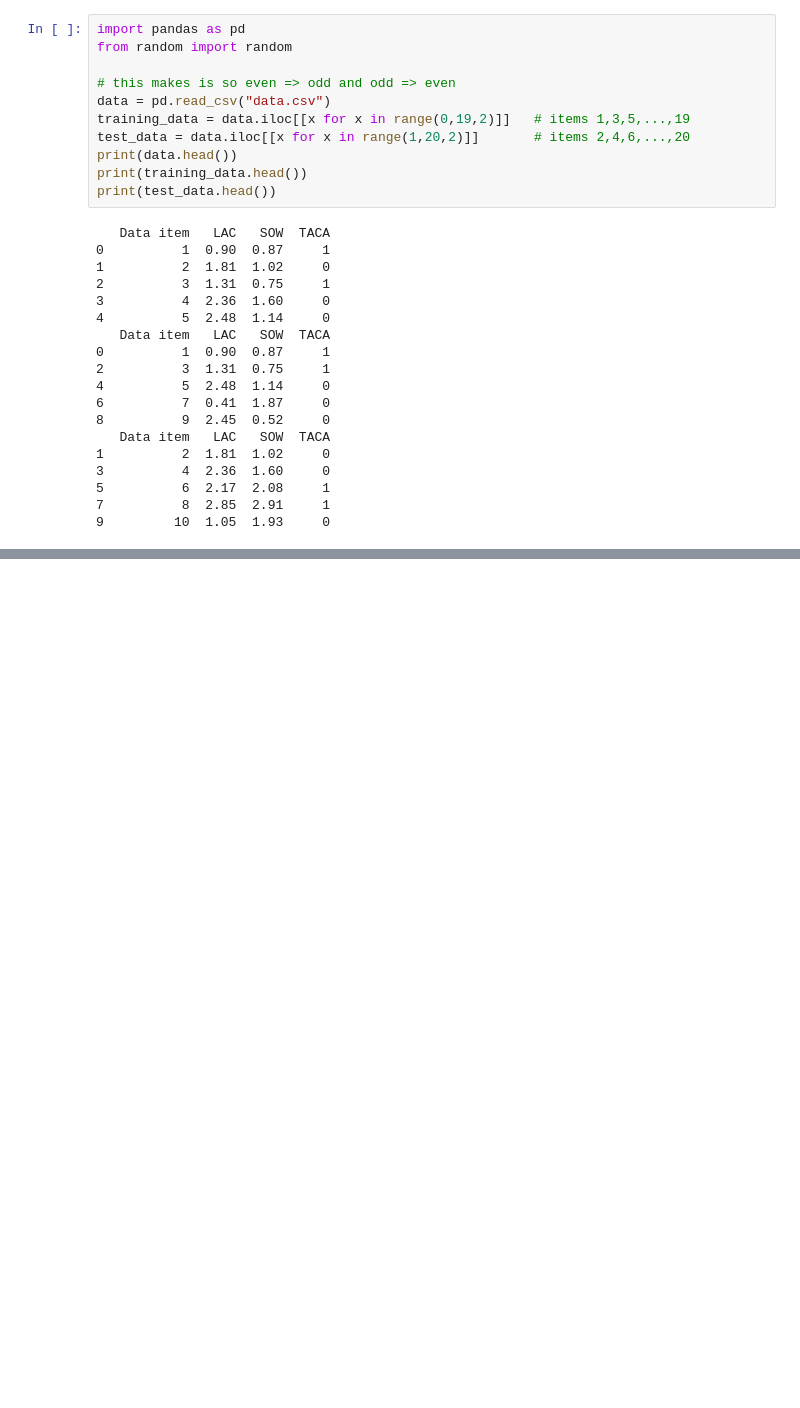
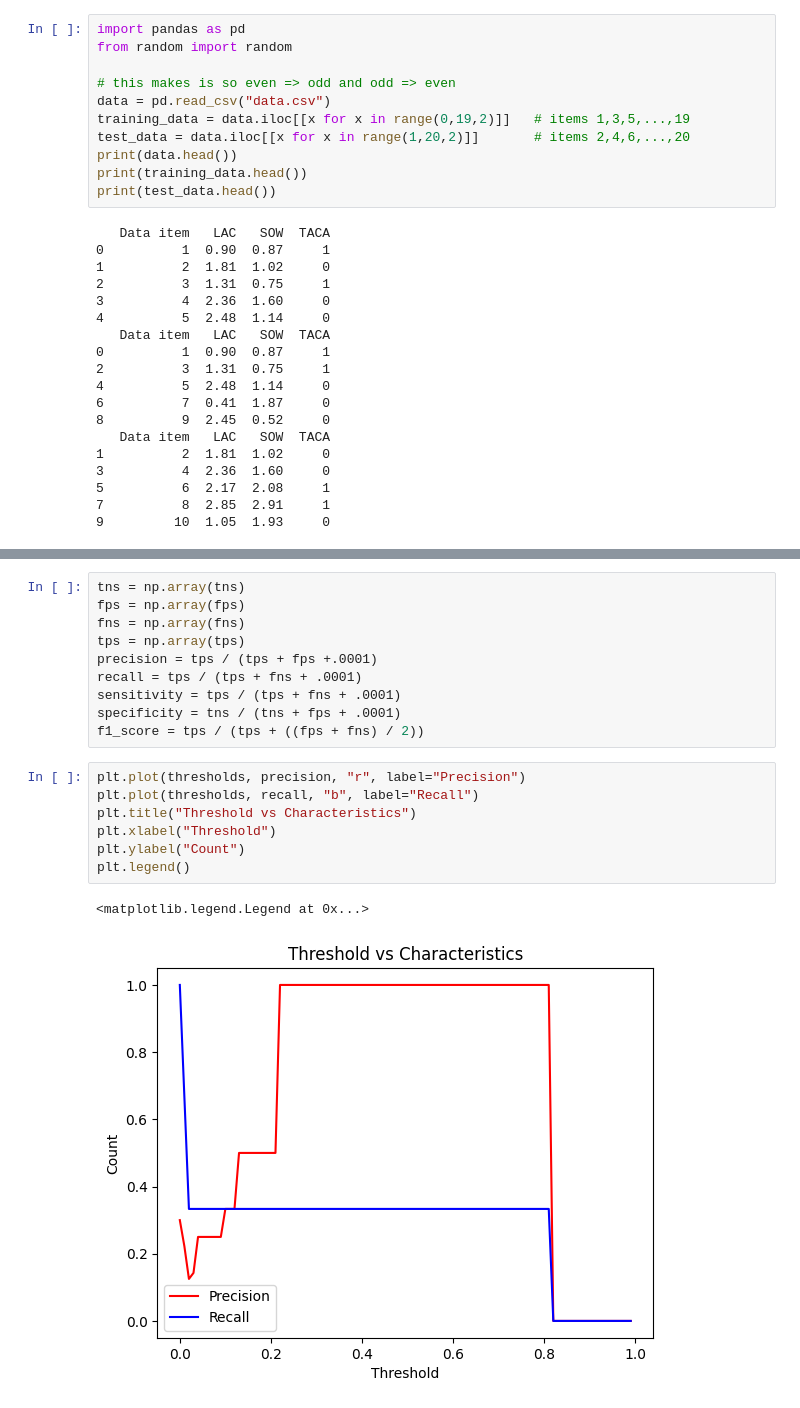
Before and after one commit to CTrigger134679/NeuralNetworkProject, a Jupyter notebook: singlePerceptron.ipynb, the cells around one changed output, grey strips where cells are left out. Cells and saved outputs as stored; diff of their text form; blank space fills up the shorter version.

```diff
--- a/singlePerceptron.ipynb
+++ b/singlePerceptron.ipynb
@@ -157,0 +197,20 @@ Item 19.0: Expected 0.0, Got 0.020682950984231577
+# %%
+tns = np.array(tns)
+fps = np.array(fps)
+fns = np.array(fns)
+tps = np.array(tps)
+precision = tps / (tps + fps +.0001)
+recall = tps / (tps + fns + .0001)
+sensitivity = tps / (tps + fns + .0001)
+specificity = tns / (tns + fps + .0001)
+f1_score = tps / (tps + ((fps + fns) / 2))
+# %%
+plt.plot(thresholds, precision, "r", label="Precision")
+plt.plot(thresholds, recall, "b", label="Recall")
+plt.title("Threshold vs Characteristics")
+plt.xlabel("Threshold")
+plt.ylabel("Count")
+plt.legend()
+# %% [output]
+<matplotlib.legend.Legend at 0x...>
+[figure, added]
```
Also changed, not shown: parts of 6 cells of this notebook, 1 other file.
